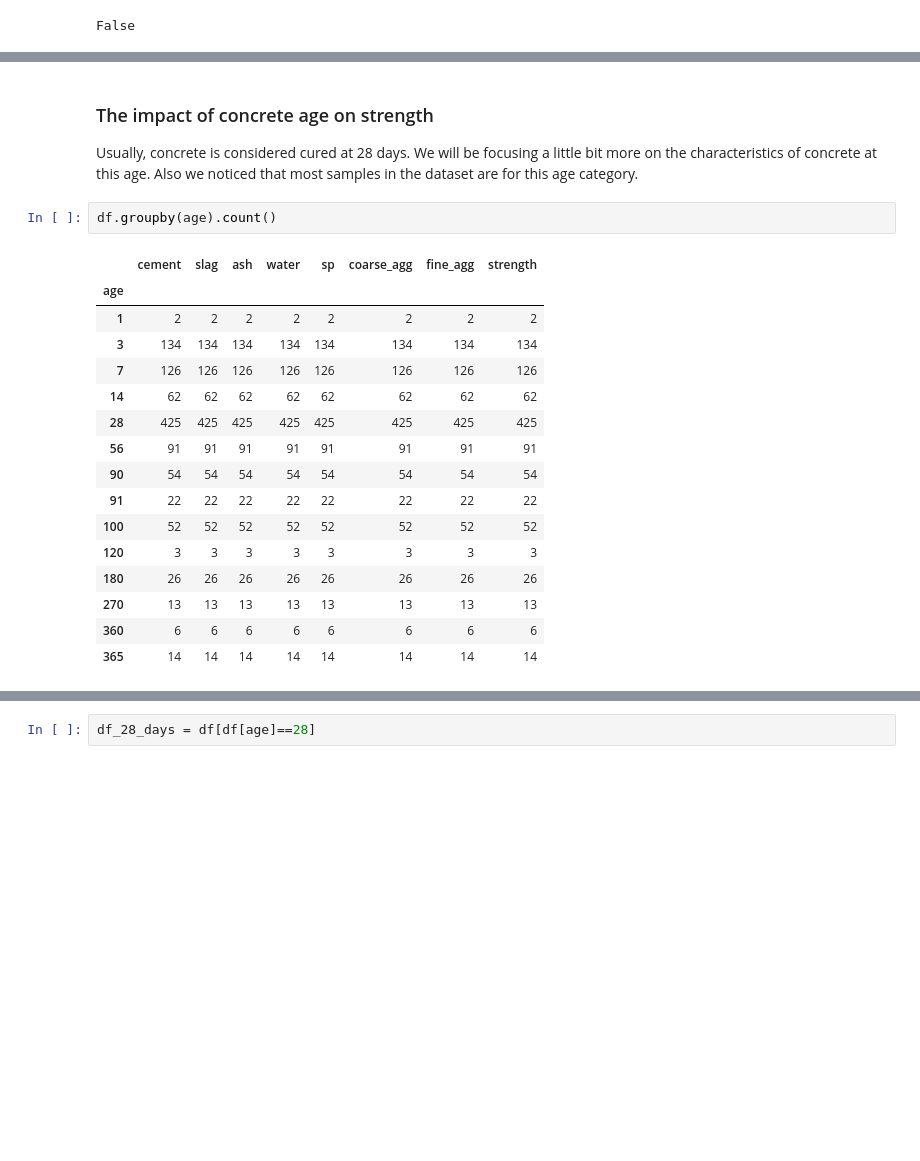
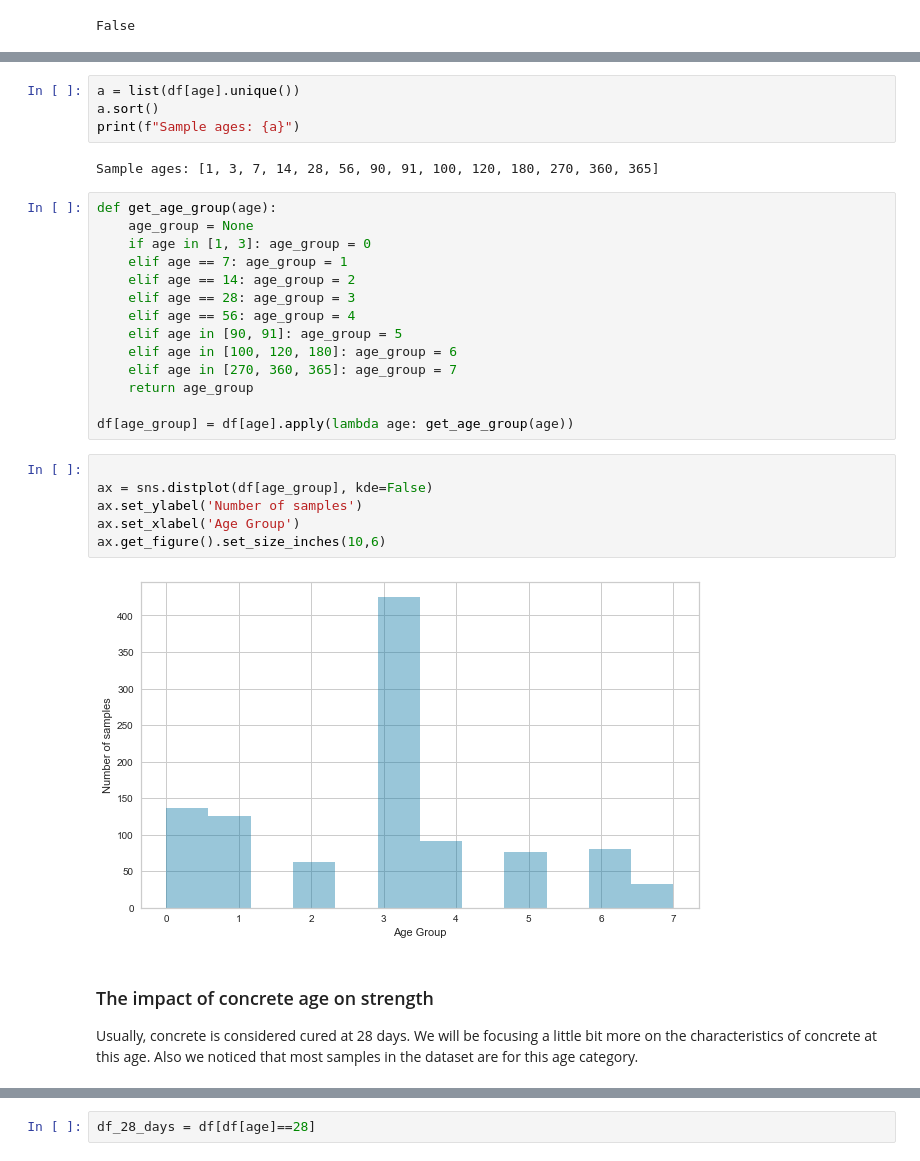
Before and after one commit to dev-desai/uot_ml_tp, a Jupyter notebook: Data Set Analysis.ipynb, the cells around one changed output, grey strips where cells are left out. Drawn from its saved outputs; the diff is of its cells as text; blank space fills up the shorter version.

```diff
--- a/Data Set Analysis.ipynb
+++ b/Data Set Analysis.ipynb
@@ -111,22 +123,31 @@ False
+# %%
+a = list(df[age].unique())
+a.sort()
+print(f"Sample ages: {a}")
+# %% [output]
+Sample ages: [1, 3, 7, 14, 28, 56, 90, 91, 100, 120, 180, 270, 360, 365]
+# %%
+def get_age_group(age):
+    age_group = None
+    if age in [1, 3]: age_group = 0
+    elif age == 7: age_group = 1
+    elif age == 14: age_group = 2
+    elif age == 28: age_group = 3
+    elif age == 56: age_group = 4
+    elif age in [90, 91]: age_group = 5
+    elif age in [100, 120, 180]: age_group = 6
+    elif age in [270, 360, 365]: age_group = 7
+    return age_group
+
+df[age_group] = df[age].apply(lambda age: get_age_group(age))
+# %%
+
+ax = sns.distplot(df[age_group], kde=False)
+ax.set_ylabel('Number of samples')
+ax.set_xlabel('Age Group')
+ax.get_figure().set_size_inches(10,6)
+# %% [output]
+[figure, added]
 # %% [markdown]
 ### The impact of concrete age on strength
 Usually, concrete is considered cured at 28 days. We will be focusing a little bit more on the characteristics of concrete at this age. Also we noticed that most samples in the dataset are for this age category.
-# %%
-df.groupby(age).count()
-# %% [output]
-|  | cement | slag | ash | water | sp | coarse_agg | fine_agg | strength |
-| age |  |  |  |  |  |  |  |  |
-| 1 | 2 | 2 | 2 | 2 | 2 | 2 | 2 | 2 |
-| 3 | 134 | 134 | 134 | 134 | 134 | 134 | 134 | 134 |
-| 7 | 126 | 126 | 126 | 126 | 126 | 126 | 126 | 126 |
-| 14 | 62 | 62 | 62 | 62 | 62 | 62 | 62 | 62 |
-| 28 | 425 | 425 | 425 | 425 | 425 | 425 | 425 | 425 |
-| 56 | 91 | 91 | 91 | 91 | 91 | 91 | 91 | 91 |
-| 90 | 54 | 54 | 54 | 54 | 54 | 54 | 54 | 54 |
-| 91 | 22 | 22 | 22 | 22 | 22 | 22 | 22 | 22 |
-| 100 | 52 | 52 | 52 | 52 | 52 | 52 | 52 | 52 |
-| 120 | 3 | 3 | 3 | 3 | 3 | 3 | 3 | 3 |
-| 180 | 26 | 26 | 26 | 26 | 26 | 26 | 26 | 26 |
-| 270 | 13 | 13 | 13 | 13 | 13 | 13 | 13 | 13 |
-| 360 | 6 | 6 | 6 | 6 | 6 | 6 | 6 | 6 |
-| 365 | 14 | 14 | 14 | 14 | 14 | 14 | 14 | 14 |
```
Also changed, not shown: parts of 5 cells of this notebook, 1 other file.
